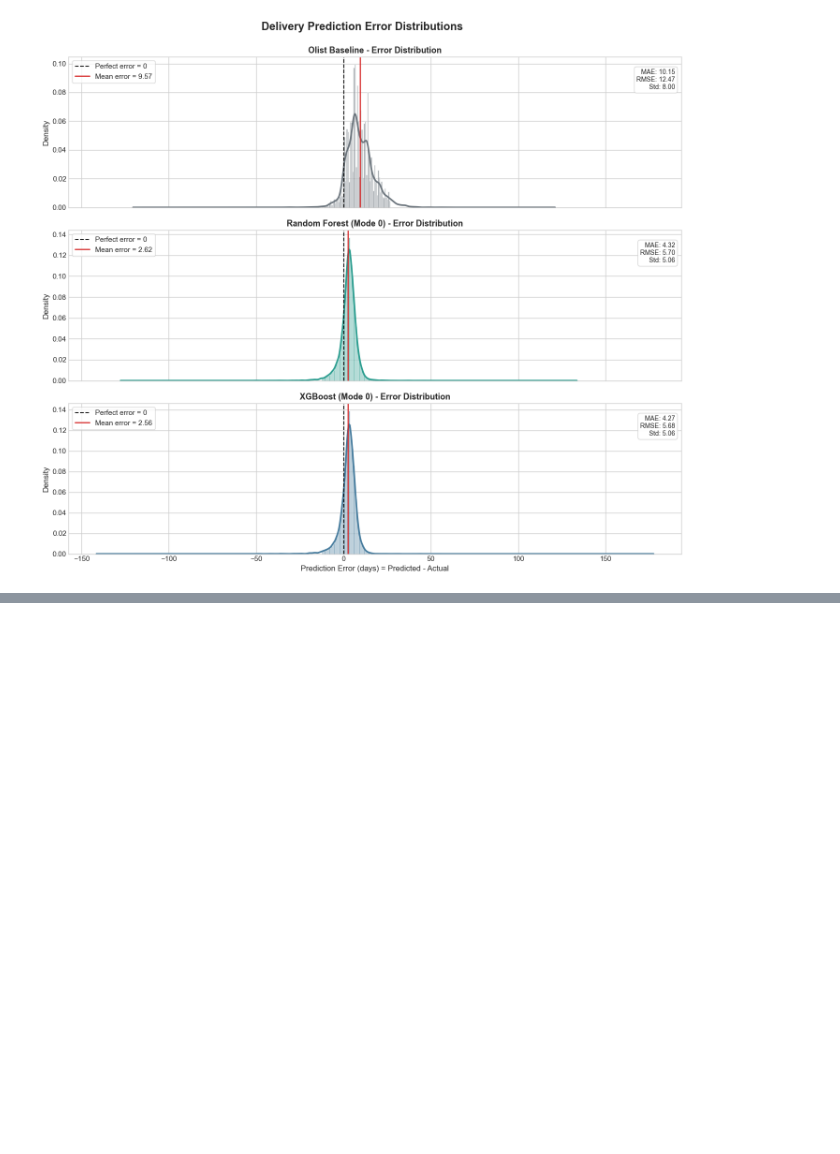
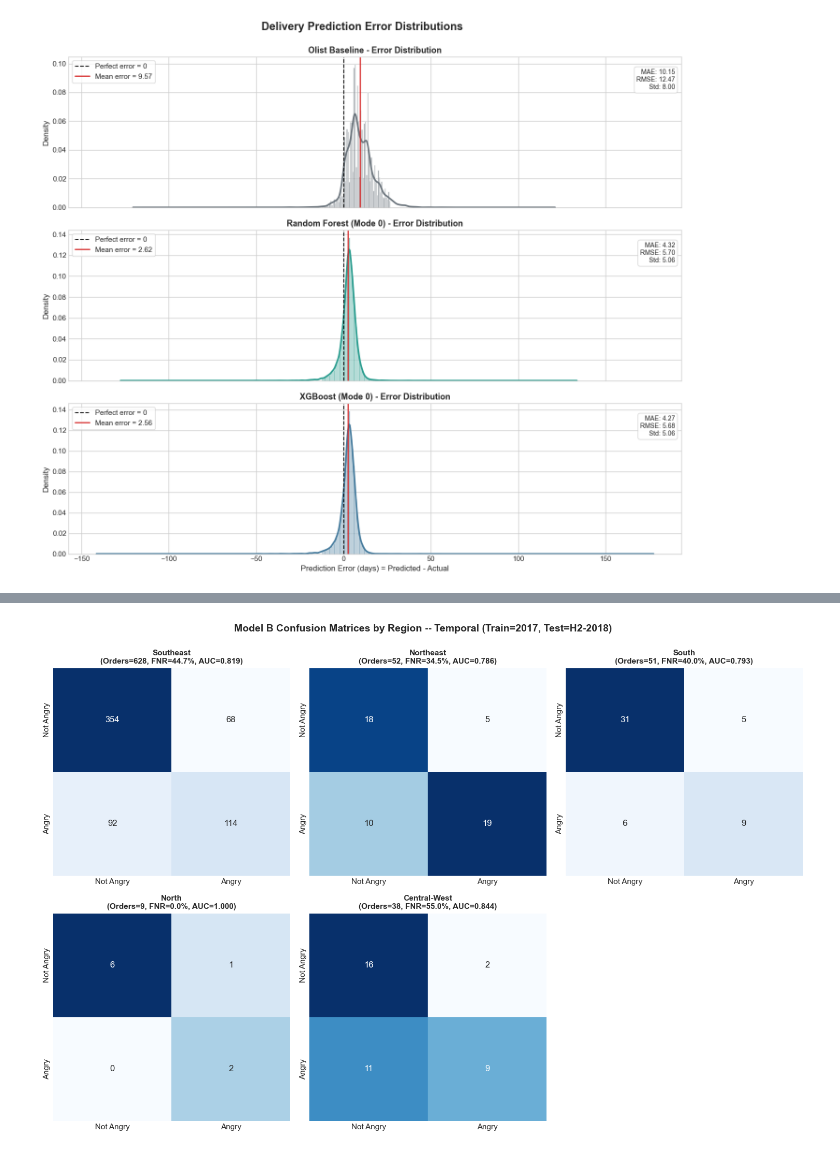
Before and after one commit to Devyansh99/AMLB, a Jupyter notebook: brazil_ecommerce/notebooks/something/final_project.ipynb, the cells around one changed output, grey strips where cells are left out. Drawn from its saved outputs; the diff is of its cells as text; code cells hidden in the pictures; blank space fills up the shorter version.

```diff
--- a/brazil_ecommerce/notebooks/something/final_project.ipynb
+++ b/brazil_ecommerce/notebooks/something/final_project.ipynb
@@ -862,0 +1027,80 @@ plt.show()
+# %%
+# C. Confusion Matrix by Brazilian Region
+from sklearn.metrics import confusion_matrix
+
+# Map states to regions
+state_to_region = {
+    'SP': 'Southeast', 'RJ': 'Southeast', 'MG': 'Southeast', 'ES': 'Southeast',
+    'BA': 'Northeast', 'PE': 'Northeast', 'CE': 'Northeast', 'MA': 'Northeast', 'PI': 'Northeast', 'RN': 'Northeast', 'AL': 'Northeast', 'PB': 'Northeast', 'SE': 'Northeast',
+    'RS': 'South', 'SC': 'South', 'PR': 'South',
+    'PA': 'North', 'AM': 'North', 'RO': 'North', 'AC': 'North', 'AP': 'North', 'TO': 'North',
+    'DF': 'Central-West', 'GO': 'Central-West', 'MT': 'Central-West', 'MS': 'Central-West'
+}
+
+# Add region to test_late
+test_late_region = test_late.copy()
+test_late_region['region'] = test_late_region['customer_state'].map(state_to_region)
+
+# Get predictions
+y_prob_b_full = model_b.predict_proba(X_te_b)[:, 1]
+y_pred_b = (y_prob_b_full >= 0.5).astype(int)
+
+fig, axes = plt.subplots(2, 3, figsize=(15, 10))
+axes = axes.flatten()
+
+region_results = []
+print("=" * 100)
+print("MODEL B CONFUSION MATRICES BY REGION (Test Set, Late Orders Only)")
+print("=" * 100)
+
+for idx, region in enumerate(['Southeast', 'Northeast', 'South', 'North', 'Central-West']):
+    region_mask = (test_late_region['region'] == region).values
+    if region_mask.sum() == 0:
+        axes[idx].text(0.5, 0.5, f'No data for {region}', ha='center', va='center', transform=axes[idx].transAxes)
+        axes[idx].axis('off')
+        continue
+
+    y_region = y_te_b[region_mask]
+    y_pred_region = y_pred_b[region_mask]
+    y_prob_region = y_prob_b_full[region_mask]
+
+    # Metrics
+    tn, fp, fn, tp = confusion_matrix(y_region, y_pred_region).ravel()
+    precision = tp / (tp + fp) if (tp + fp) > 0 else 0
+    recall = tp / (tp + fn) if (tp + fn) > 0 else 0
+    fnr = fn / (fn + tp) if (fn + tp) > 0 else 0
+    auc = roc_auc_score(y_region, y_prob_region) if len(np.unique(y_region)) > 1 else 0
+
+    region_results.append({
+        'Region': region,
+        'Orders': region_mask.sum(),
+        'Angry': y_region.sum(),
+        'Angry %': f"{(y_region.sum() / region_mask.sum()) * 100:.1f}%",
+        'Precision': f"{precision:.3f}",
+        'Recall': f"{recall:.3f}",
+        'False Neg Rate': f"{fnr:.1%}",
+        'AUC': f"{auc:.3f}",
+    })
+
+    # Plot confusion matrix
+    cm = np.array([[tn, fp], [fn, tp]])
+    sns.heatmap(cm, annot=True, fmt='d', cmap='Blues', ax=axes[idx], cbar=False,
+                xticklabels=['Not Angry', 'Angry'], yticklabels=['Not Angry', 'Angry'])
+    axes[idx].set_title(f'{region}\n(Orders={region_mask.sum()}, FNR={fnr:.1%}, AUC={auc:.3f})',
+                        fontweight='bold', fontsize=11)
+
+    print(f"\n{region:20s} | Orders: {region_mask.sum():4d} | Angry: {y_region.sum():3d} ({(y_region.sum()/region_mask.sum())*100:.1f}%)")
+    print(f"  Precision: {precision:.3f}  |  Recall: {recall:.3f}  |  FNR: {fnr:.1%}  |  AUC: {auc:.3f}")
+
+# Hide last empty subplot
+axes[-1].axis('off')
+
+plt.suptitle(f'Model B Confusion Matrices by Region -- {SPLIT_LABEL}', fontsize=14, fontweight='bold', y=0.995)
+plt.tight_layout()
+plt.show()
+
+region_df = pd.DataFrame(region_results)
+print("\n" + "=" * 100)
+print(region_df.to_string(index=False))
+print("=" * 100)
+# %% [output]
@@ -862,0 +1125 @@ plt.show()
+[figure, added]
```
Also changed, not shown: parts of 16 cells of this notebook.
